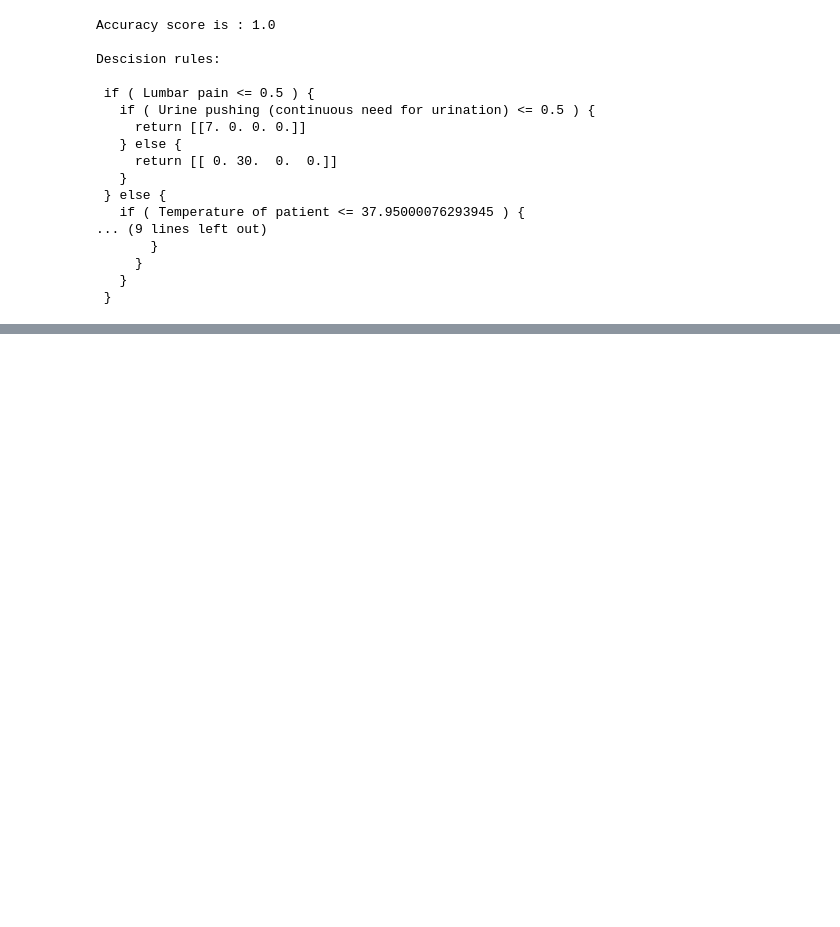
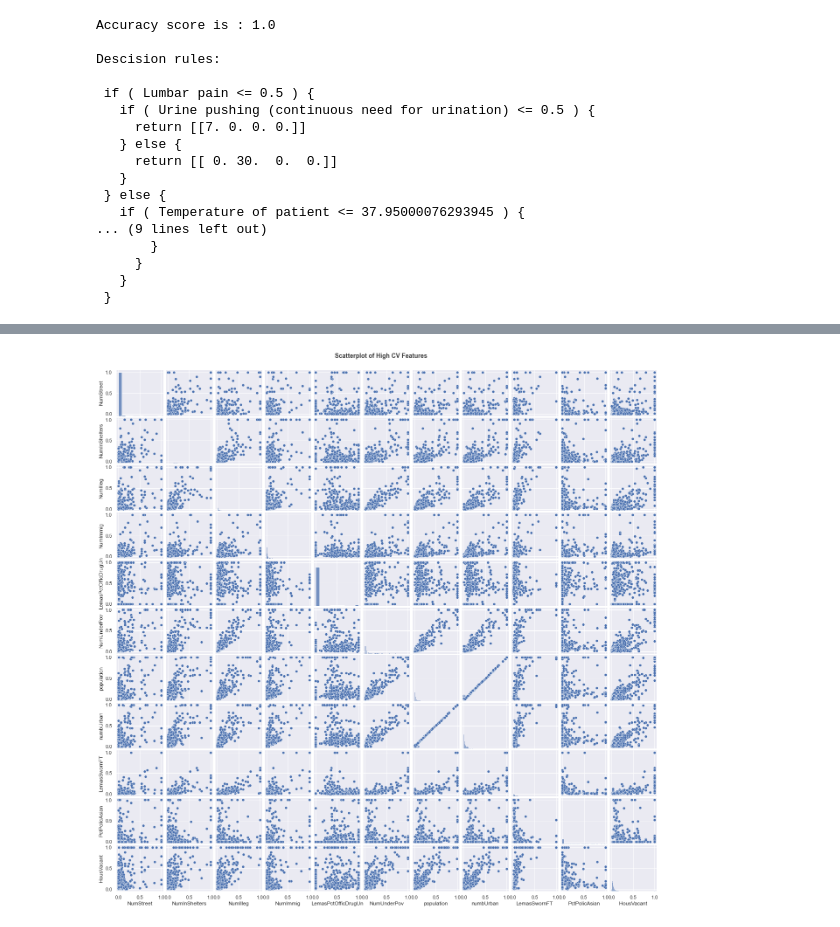
Before and after one commit to humera811/mldsnew, a Jupyter notebook: Homework5/notebook/Bano_Humera_HW5.ipynb, the cells around one changed output, grey strips where cells are left out. Cells and saved outputs as stored; diff of their text form; code cells hidden in the pictures; blank space fills up the shorter version.

```diff
--- a/Homework5/notebook/Bano_Humera_HW5.ipynb
+++ b/Homework5/notebook/Bano_Humera_HW5.ipynb
@@ -260,0 +473,10 @@ Descision rules:
+# %%
+plt.close()
+s_figure = sns.pairplot(communities_data[best_feat], kind='scatter');
+s_figure.fig.set_size_inches(18,18)
+
+s_figure.fig.subplots_adjust(top=0.95)
+s_figure.fig.suptitle('Scatterplot of High CV Features', fontsize = 14, alpha = 0.9, weight = 'bold')
+plt.show()
+# %% [output]
+[figure, added]
```
Also changed, not shown: parts of 47 cells of this notebook.
